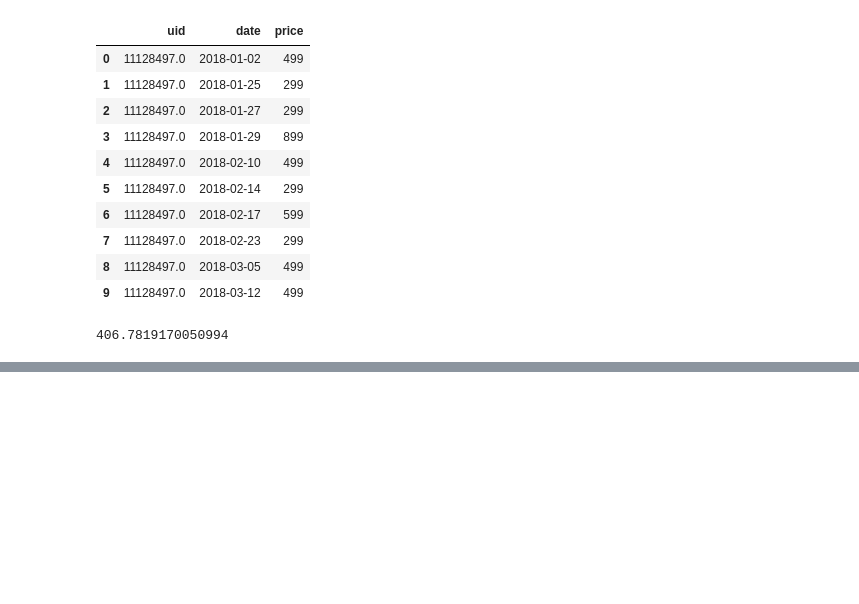
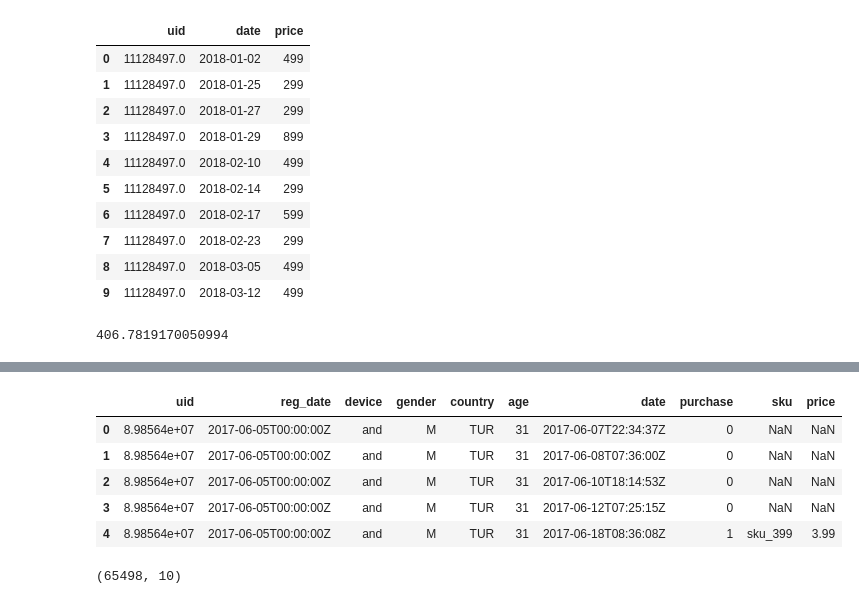
Before and after one commit to sushant2811/customerAnalyticsWithA-BTesting, a Jupyter notebook: customerAnalyticsWithA-BTesting.ipynb, the cells around one changed output, grey strips where cells are left out. Cells and saved outputs as stored; diff of their text form; code cells hidden in the pictures; blank space fills up the shorter version.

Commit message:
Joining the purchases and paywall views data

```diff
--- a/customerAnalyticsWithA-BTesting.ipynb
+++ b/customerAnalyticsWithA-BTesting.ipynb
@@ -526,0 +540,2 @@ revenueUserDay.price.mean()
+# %%
+paywallViews.drop(['Unnamed: 0', 'Unnamed: 6'], axis='columns', inplace=True)
@@ -526,0 +551,2 @@ revenueUserDay.price.mean()
+# %%
+demographicsData = pd.read_csv('./datasets/demographicsData.csv', header=1)
@@ -526,0 +562,17 @@ revenueUserDay.price.mean()
+# %%
+demographicsData.drop(['Unnamed: 0'], axis='columns', inplace=True)
+# %%
+purchaseDataDemographics = demographicsData.merge(paywallViews, how = 'inner', on=['uid'])
+# %%
+purchaseDataDemographics.head()
+# %% [output]
+|  | uid | reg_date | device | gender | country | age | date | purchase | sku | price |
+| 0 | 8.98564e+07 | 2017-06-05T00:00:00Z | and | M | TUR | 31 | 2017-06-07T22:34:37Z | 0 | NaN | NaN |
+| 1 | 8.98564e+07 | 2017-06-05T00:00:00Z | and | M | TUR | 31 | 2017-06-08T07:36:00Z | 0 | NaN | NaN |
+| 2 | 8.98564e+07 | 2017-06-05T00:00:00Z | and | M | TUR | 31 | 2017-06-10T18:14:53Z | 0 | NaN | NaN |
+| 3 | 8.98564e+07 | 2017-06-05T00:00:00Z | and | M | TUR | 31 | 2017-06-12T07:25:15Z | 0 | NaN | NaN |
+| 4 | 8.98564e+07 | 2017-06-05T00:00:00Z | and | M | TUR | 31 | 2017-06-18T08:36:08Z | 1 | sku_399 | 3.99 |
+# %%
+purchaseDataDemographics.shape
+# %% [output]
+(65498, 10)
```
Also changed, not shown: parts of 12 cells of this notebook.
